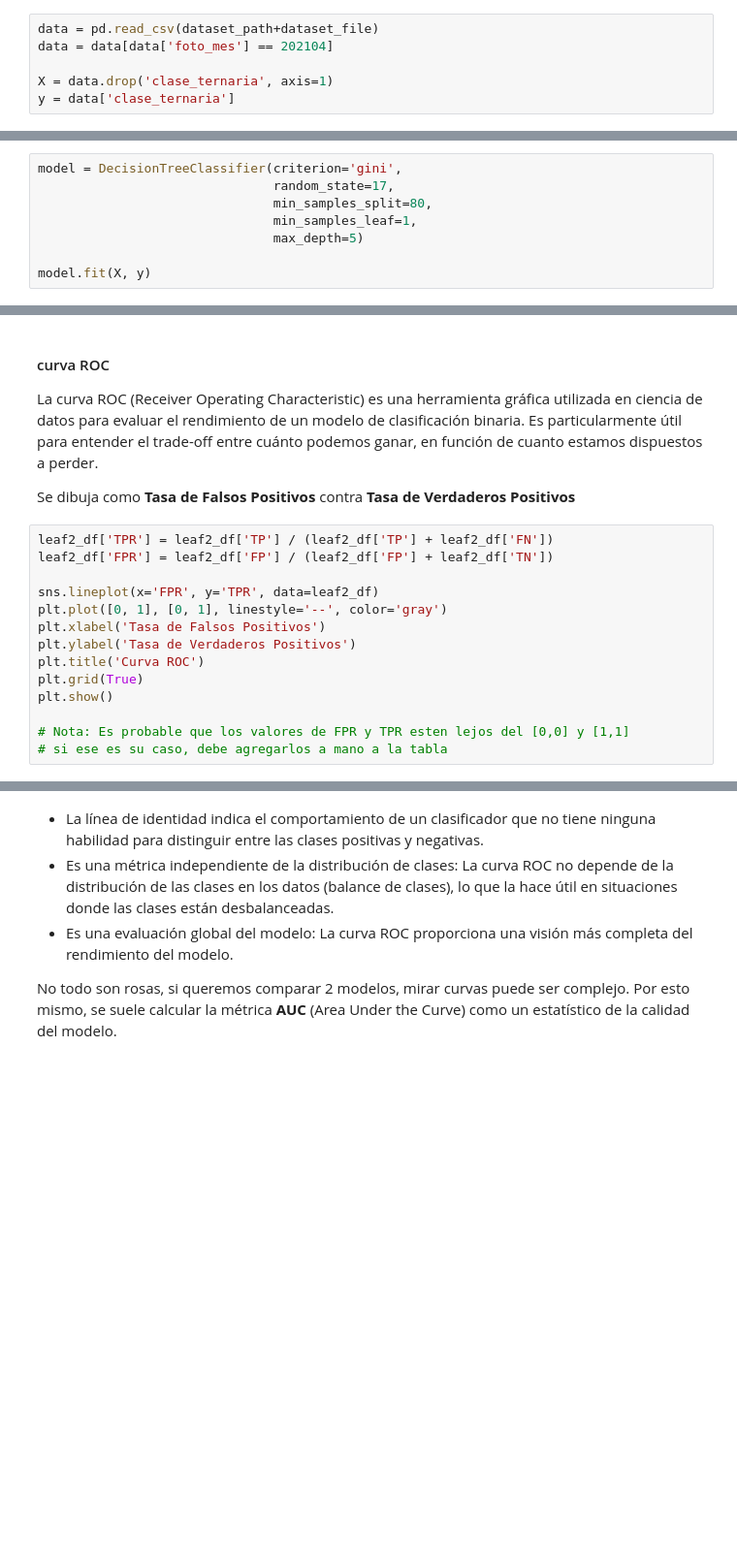
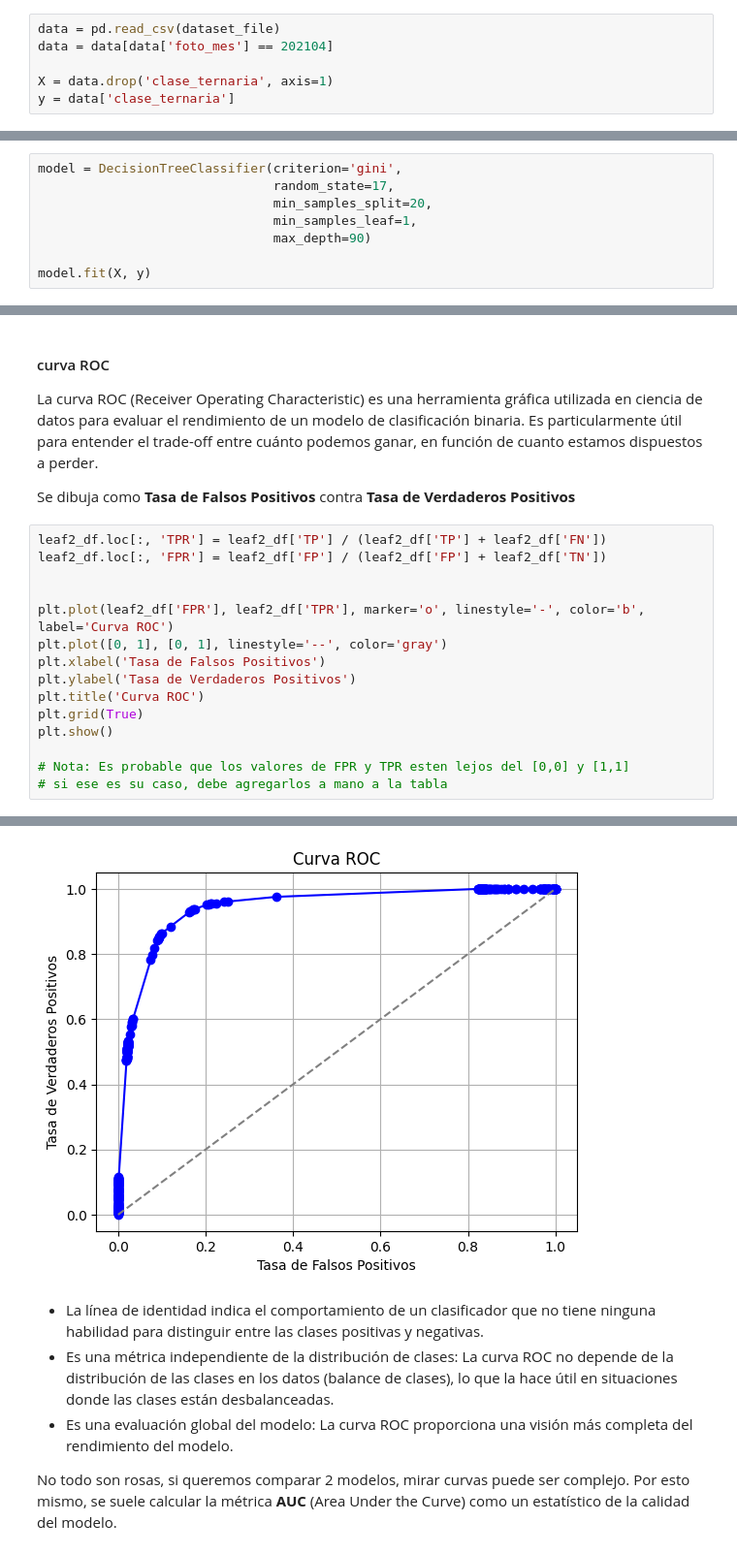
Before and after one commit to dmecoyfin/dmeyf2024, a Jupyter notebook: src/monday/z202_Sobre_Árboles.ipynb, the cells around one changed output, grey strips where cells are left out. Shown at 97% size. Cells and saved outputs as stored; diff of their text form; blank space fills up the shorter version.

```diff
--- a/src/monday/z202_Sobre_Árboles.ipynb
+++ b/src/monday/z202_Sobre_Árboles.ipynb
@@ -32,7 +33,7 @@ Algo que va a generar algo de confusión es que no separemos con **Train / Test*
 
 **NO ENTRE EN PÁNICO**, en esta cursada se le dedicará mucho tiempo a entender y combatir el problema del overfitting. Pero no hoy.
 # %%
-data = pd.read_csv(dataset_path+dataset_file)
+data = pd.read_csv(dataset_file)
 data = data[data['foto_mes'] == 202104]
 
 X = data.drop('clase_ternaria', axis=1)
@@ -83,8 +90,8 @@ Queda de tarea para el alumnado jugar con algunas parametrías. Usaremos a conti
 # %%
 model = DecisionTreeClassifier(criterion='gini',
                                random_state=17,
-                               min_samples_split=80,
+                               min_samples_split=20,
                                min_samples_leaf=1,
-                               max_depth=5)
+                               max_depth=90)
 
 model.fit(X, y)
@@ -199,10 +439,11 @@ La curva ROC (Receiver Operating Characteristic) es una herramienta gráfica uti
 
 Se dibuja como **Tasa de Falsos Positivos** contra **Tasa de Verdaderos Positivos**
 # %%
-leaf2_df['TPR'] = leaf2_df['TP'] / (leaf2_df['TP'] + leaf2_df['FN'])
-leaf2_df['FPR'] = leaf2_df['FP'] / (leaf2_df['FP'] + leaf2_df['TN'])
+leaf2_df.loc[:, 'TPR'] = leaf2_df['TP'] / (leaf2_df['TP'] + leaf2_df['FN'])
+leaf2_df.loc[:, 'FPR'] = leaf2_df['FP'] / (leaf2_df['FP'] + leaf2_df['TN'])
 
-sns.lineplot(x='FPR', y='TPR', data=leaf2_df)
+
+plt.plot(leaf2_df['FPR'], leaf2_df['TPR'], marker='o', linestyle='-', color='b', label='Curva ROC')
 plt.plot([0, 1], [0, 1], linestyle='--', color='gray')
 plt.xlabel('Tasa de Falsos Positivos')
 plt.ylabel('Tasa de Verdaderos Positivos')
@@ -212,3 +453,4 @@ plt.show()
 
 # Nota: Es probable que los valores de FPR y TPR esten lejos del [0,0] y [1,1]
 # si ese es su caso, debe agregarlos a mano a la tabla
+# %% [output]
@@ -215,3 +467,4 @@ plt.show()
+[figure, added]
 # %% [markdown]
 * La línea de identidad indica el comportamiento de un clasificador que no tiene ninguna habilidad para distinguir entre las clases positivas y negativas.
 * Es una métrica independiente de la distribución de clases: La curva ROC no depende de la distribución de las clases en los datos (balance de clases), lo que la hace útil en situaciones donde las clases están desbalanceadas.
```
Also changed, not shown: parts of 18 cells of this notebook, 2 other files.
